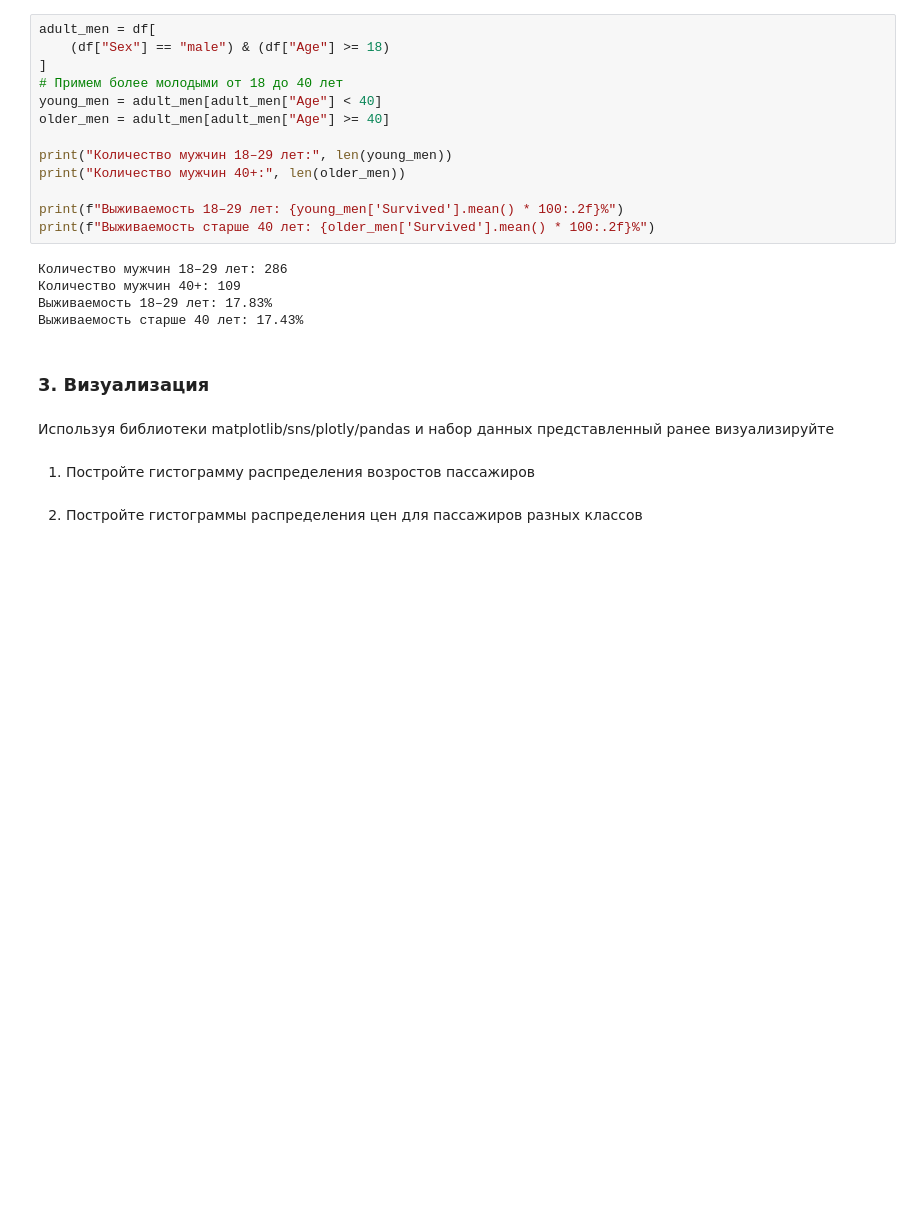
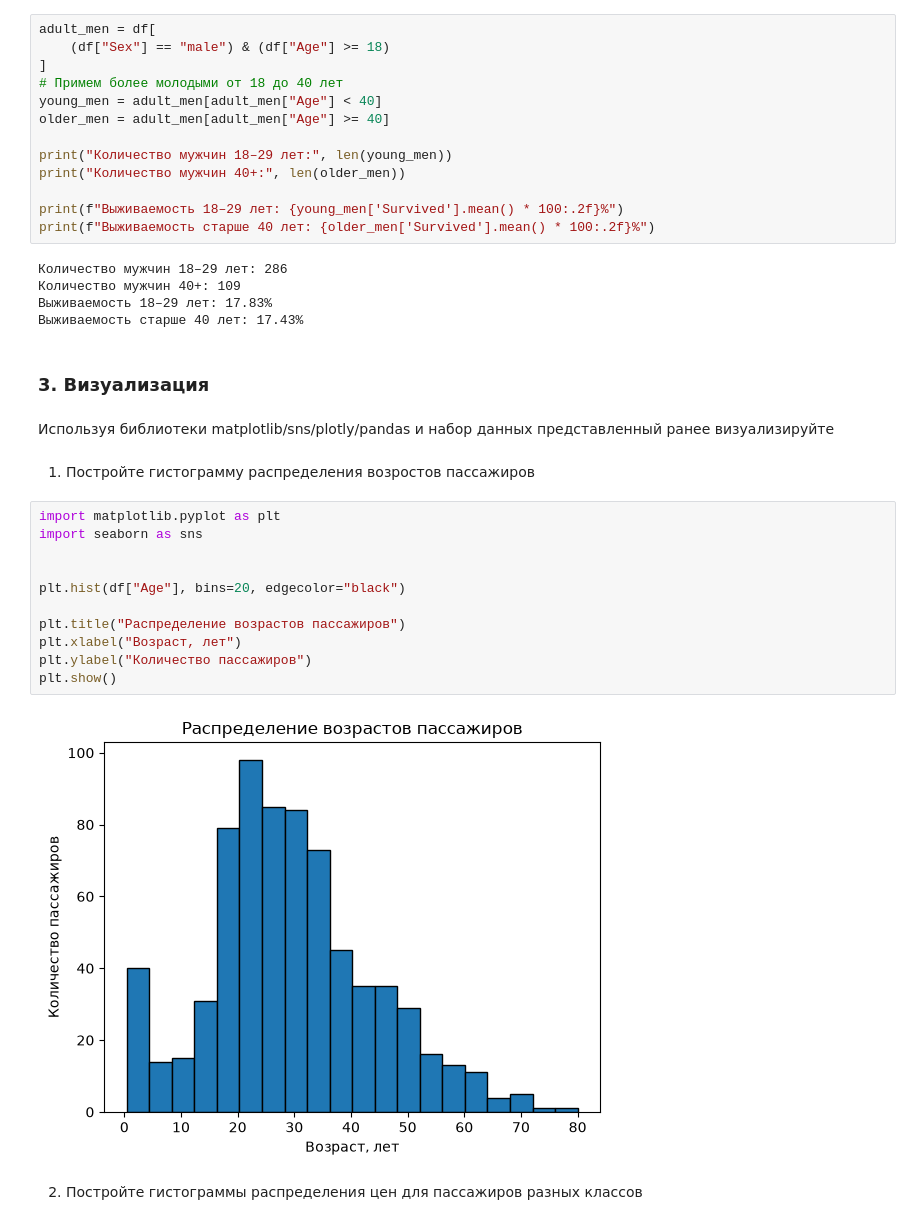
Before and after one commit to hel1th/bml-labs, a Jupyter notebook: homeworks/hw1var5/Lab1-5.ipynb, the cells around one changed output. Drawn from its saved outputs; the diff is of its cells as text; blank space fills up the shorter version.

```diff
--- a/homeworks/hw1var5/Lab1-5.ipynb
+++ b/homeworks/hw1var5/Lab1-5.ipynb
@@ -271,5 +266,18 @@ print(f"Выживаемость старше 40 лет: {older_men['Survived'].
 Используя библиотеки matplotlib/sns/plotly/pandas и набор данных представленный ранее визуализируйте
 # %% [markdown]
 1. Постройте гистограмму распределения возростов пассажиров
+# %%
+import matplotlib.pyplot as plt
+import seaborn as sns
+
+
+plt.hist(df["Age"], bins=20, edgecolor="black")
+
+plt.title("Распределение возрастов пассажиров")
+plt.xlabel("Возраст, лет")
+plt.ylabel("Количество пассажиров")
+plt.show()
+# %% [output]
+[figure, added]
 # %% [markdown]
 2. Постройте гистограммы распределения цен для пассажиров разных классов
```
Also changed, not shown: parts of 8 cells of this notebook.
